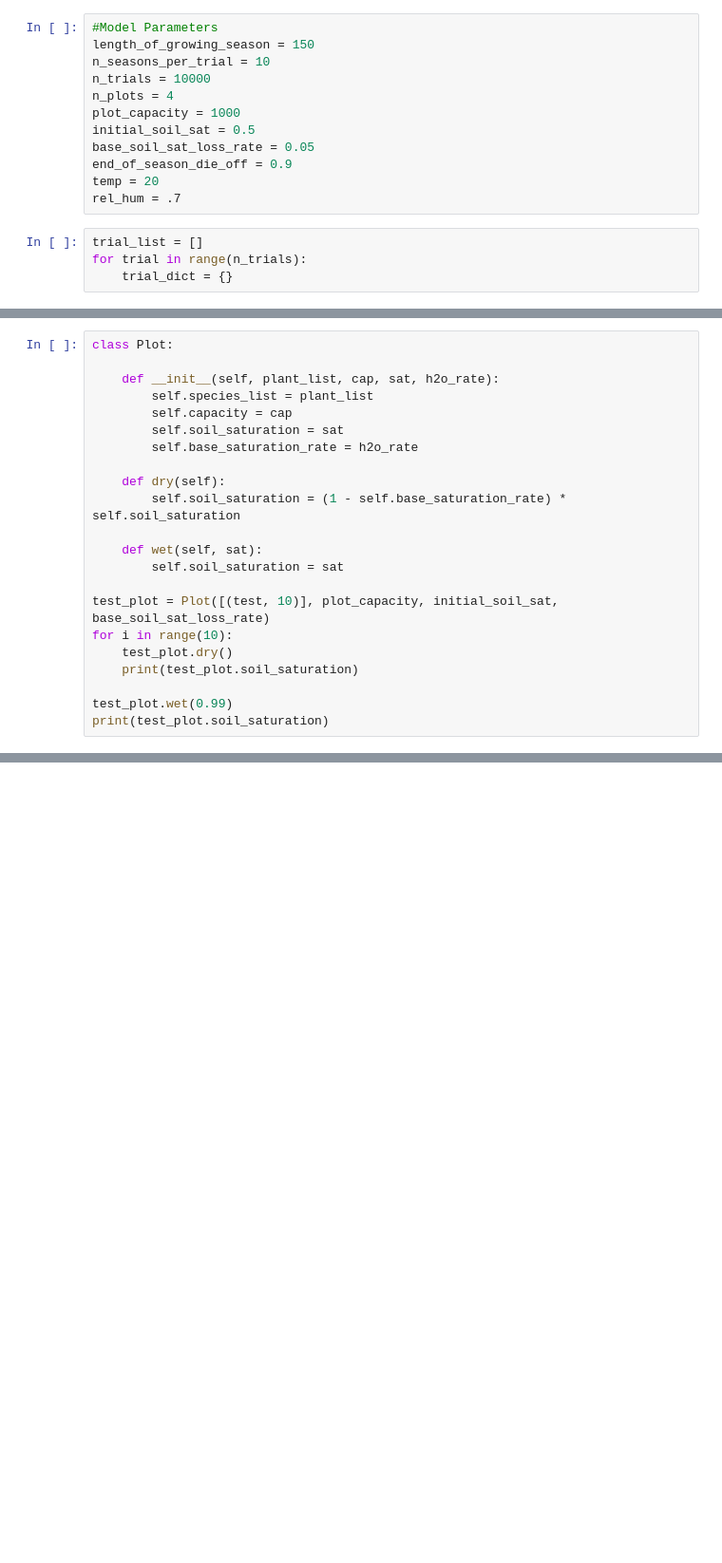
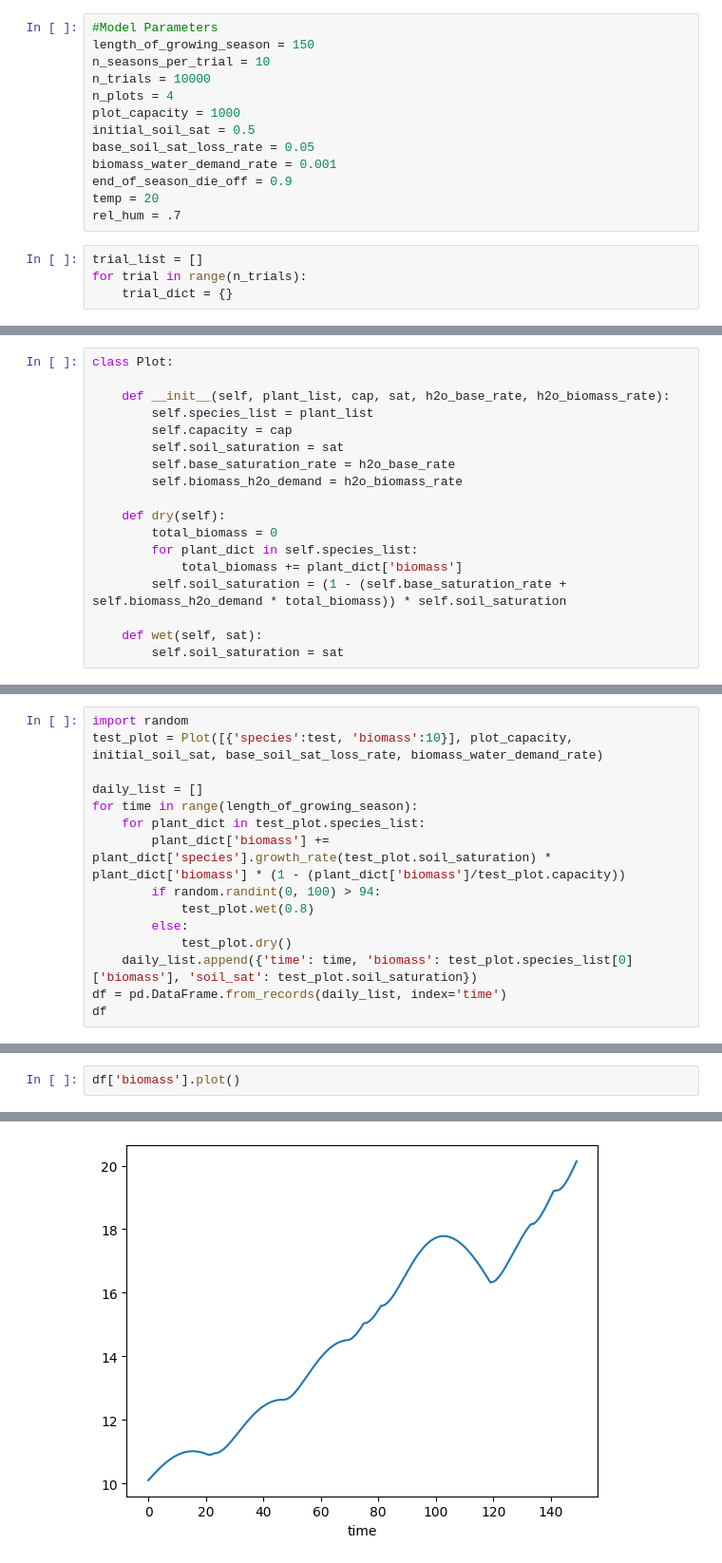
Before and after one commit to dualmodality/math430_team_project, a Jupyter notebook: CSJ.ipynb, the cells around one changed output, grey strips where cells are left out. Shown: that part at 95% size. Saved outputs shown, nothing was run; the diff lists cells and outputs as text; blank space fills up the shorter version.

Commit message:
basic working model of a single season: includes single plant growth based on soil saturation and soil drying rate increases in response to plant biomass; very simple stochastic rainfall

```diff
--- a/CSJ.ipynb
+++ b/CSJ.ipynb
@@ -14,6 +14,7 @@ n_plots = 4
 plot_capacity = 1000
 initial_soil_sat = 0.5
 base_soil_sat_loss_rate = 0.05
+biomass_water_demand_rate = 0.001
 end_of_season_die_off = 0.9
 temp = 20
 rel_hum = .7
@@ -42,22 +38,18 @@ print(test.growth_rate(0.6))
 # %%
 class Plot:
 
-    def __init__(self, plant_list, cap, sat, h2o_rate):
+    def __init__(self, plant_list, cap, sat, h2o_base_rate, h2o_biomass_rate):
         self.species_list = plant_list
         self.capacity = cap
         self.soil_saturation = sat
-        self.base_saturation_rate = h2o_rate
+        self.base_saturation_rate = h2o_base_rate
+        self.biomass_h2o_demand = h2o_biomass_rate
 
     def dry(self):
-        self.soil_saturation = (1 - self.base_saturation_rate) * self.soil_saturation
+        total_biomass = 0
+        for plant_dict in self.species_list:
+            total_biomass += plant_dict['biomass']
+        self.soil_saturation = (1 - (self.base_saturation_rate + self.biomass_h2o_demand * total_biomass)) * self.soil_saturation
 
     def wet(self, sat):
         self.soil_saturation = sat
-
-test_plot = Plot([(test, 10)], plot_capacity, initial_soil_sat, base_soil_sat_loss_rate)
-for i in range(10):
-    test_plot.dry()
-    print(test_plot.soil_saturation)
-
-test_plot.wet(0.99)
-print(test_plot.soil_saturation)
@@ -78,0 +56,15 @@ def VPD(temp = 20, rel_hum = 0.7):
+# %%
+import random
+test_plot = Plot([{'species':test, 'biomass':10}], plot_capacity, initial_soil_sat, base_soil_sat_loss_rate, biomass_water_demand_rate)
+
+daily_list = []
+for time in range(length_of_growing_season):
+    for plant_dict in test_plot.species_list:
+        plant_dict['biomass'] += plant_dict['species'].growth_rate(test_plot.soil_saturation) * plant_dict['biomass'] * (1 - (plant_dict['biomass']/test_plot.capacity))
+        if random.randint(0, 100) > 94:
+            test_plot.wet(0.8)
+        else:
+            test_plot.dry()
+    daily_list.append({'time': time, 'biomass': test_plot.species_list[0]['biomass'], 'soil_sat': test_plot.soil_saturation})
+df = pd.DataFrame.from_records(daily_list, index='time')
+df
@@ -78,0 +98,3 @@ def VPD(temp = 20, rel_hum = 0.7):
+# %%
+df['biomass'].plot()
+# %% [output]
@@ -78,0 +102 @@ def VPD(temp = 20, rel_hum = 0.7):
+[figure, added]
```
Also changed, not shown: parts of 7 cells of this notebook.
